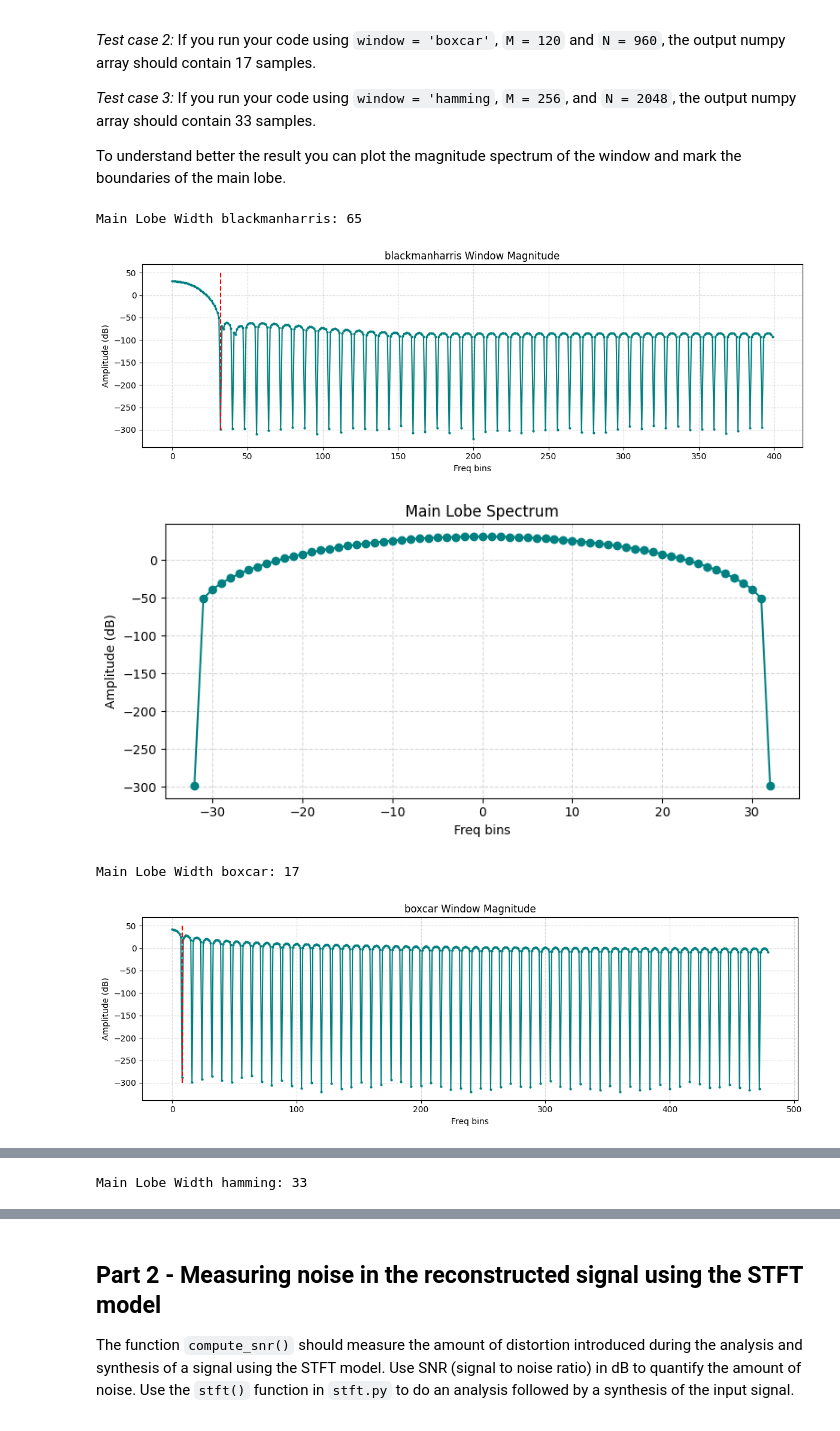
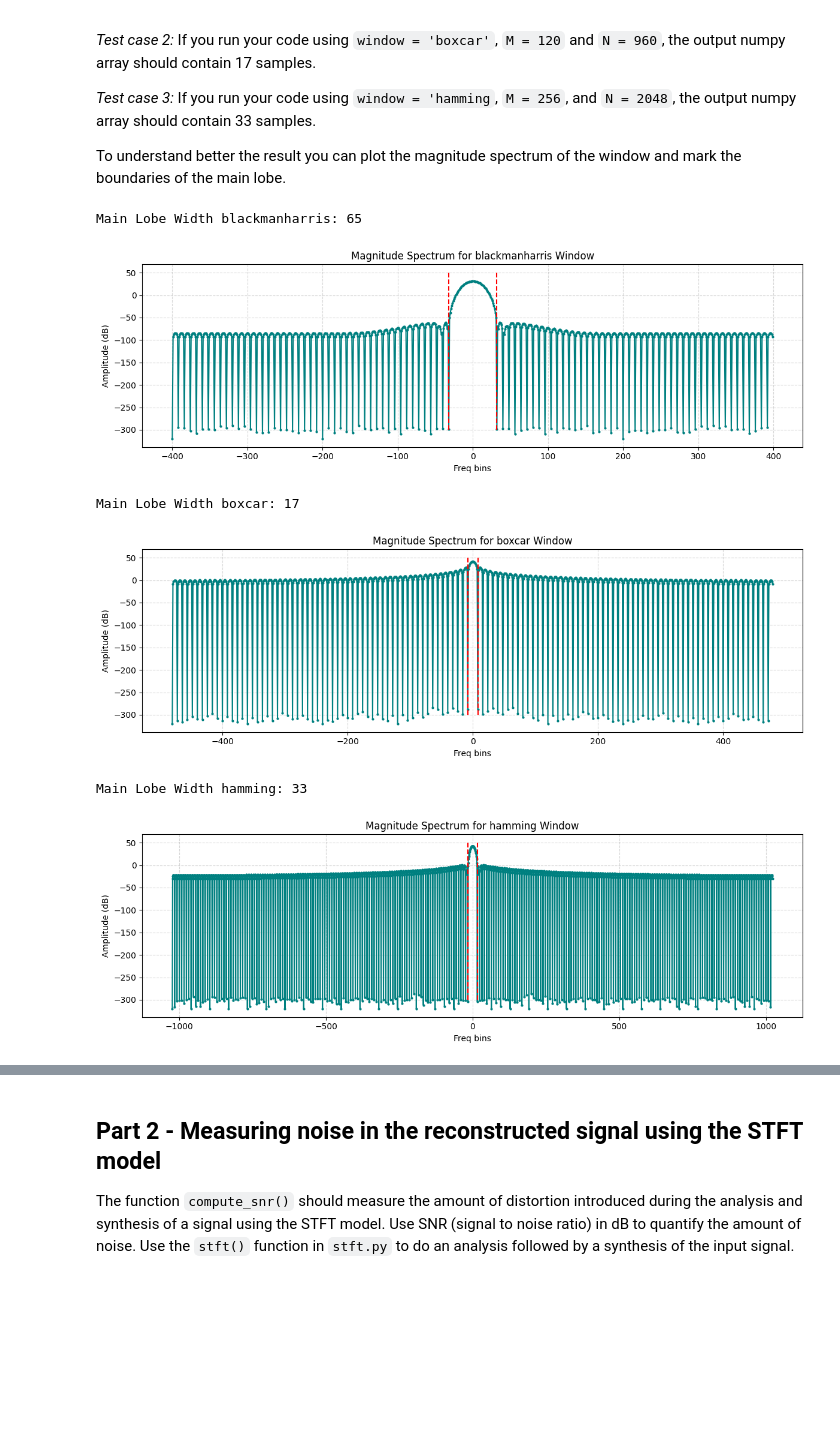
Before and after one commit to inesbroto/sms-tools-materials, a Jupyter notebook: exercises/E4-STFT.ipynb, the cells around one changed output, grey strips where cells are left out. Cells and saved outputs as stored; diff of their text form; code cells hidden in the pictures; blank space fills up the shorter version.

```diff
--- a/exercises/E4-STFT.ipynb
+++ b/exercises/E4-STFT.ipynb
@@ -89,11 +89,14 @@ def plot_window(X, sl_width, w_name=''):
     plt.figure(figsize=(12, 4))
     X_half = X[:len(X)//2]
     sl_idx = sl_width//2
+    X_centered = fftshift(X)
+    #plt.plot(np.arange(len(X_half)), X_half,'o-',ms = 2, color='teal', label='Magnitude')
+    plt.plot(np.arange(-len(X_half),len(X_half), 1), X_centered,'o-',ms = 2, color='teal', label='Magnitude')
 
-    plt.plot(np.arange(len(X_half)), X_half,'o-',ms = 2, color='teal', label='Magnitude')
     plt.vlines(sl_idx, -300, 50, linestyles='dashed',colors='red')
+    plt.vlines(-sl_idx, -300, 50, linestyles='dashed',colors='red')
 
-    plt.title(f"{w_name} Window Magnitude")
+    plt.title(f"Magnitude Spectrum for {w_name} Window")
     plt.xlabel("Freq bins")
     plt.ylabel("Amplitude (dB)")
     plt.grid(True, linestyle='--', alpha=0.5)
@@ -165,37 +172,38 @@ To understand better the result you can plot the magnitude spectrum of the windo
 # %%
 # E4 - 1.2: Call extract_main_lobe() with the 3 test cases mentioned and plot the magnitude spectra of the windows with
 # the location of the main-lobe boundaries. Compute and explain the normalized main-lobe width (dividing by the
 # zero-padding factor), comparing it with the values presented in the theory.
 
 ### Your code here
 
 window = 'blackmanharris'
 window_mag = get_window_mag(window=window, M=100, N=800)
 main_lobe = extract_main_lobe(window=window, M=100, N=800)
 
 print(f'Main Lobe Width {window}: {len(main_lobe)}')
 plot_window(window_mag, len(main_lobe), window)
-plot_main_lobe(main_lobe)
+#plot_main_lobe(main_lobe)
 
 window = 'boxcar'
 window_mag = get_window_mag(window=window,  M=120, N=960)
 main_lobe = extract_main_lobe(window=window,  M=120, N=960)
 
 print(f'Main Lobe Width {window}: {len(main_lobe)}')
 plot_window(window_mag, len(main_lobe), window)
-plot_main_lobe(main_lobe)
+#plot_main_lobe(main_lobe)
 
 
 window = 'hamming'
 window_mag = get_window_mag(window=window, M=256, N=2048)
 main_lobe = extract_main_lobe(window=window, M=256, N=2048)
 
 print(f'Main Lobe Width {window}: {len(main_lobe)}')
 plot_window(window_mag, len(main_lobe), window)
-plot_main_lobe(main_lobe)
+#plot_main_lobe(main_lobe)
 # %% [output]
 Main Lobe Width blackmanharris: 65
-[figure, old version]
+[figure, new version]
+Main Lobe Width boxcar: 17
-[figure, old version]
+[figure, new version]
-Main Lobe Width boxcar: 17
+Main Lobe Width hamming: 33
-[figure, old version]
+[figure, new version]
@@ -203 +209,0 @@ Main Lobe Width boxcar: 17
-Main Lobe Width hamming: 33
```
Also changed, not shown: parts of 9 cells of this notebook.
